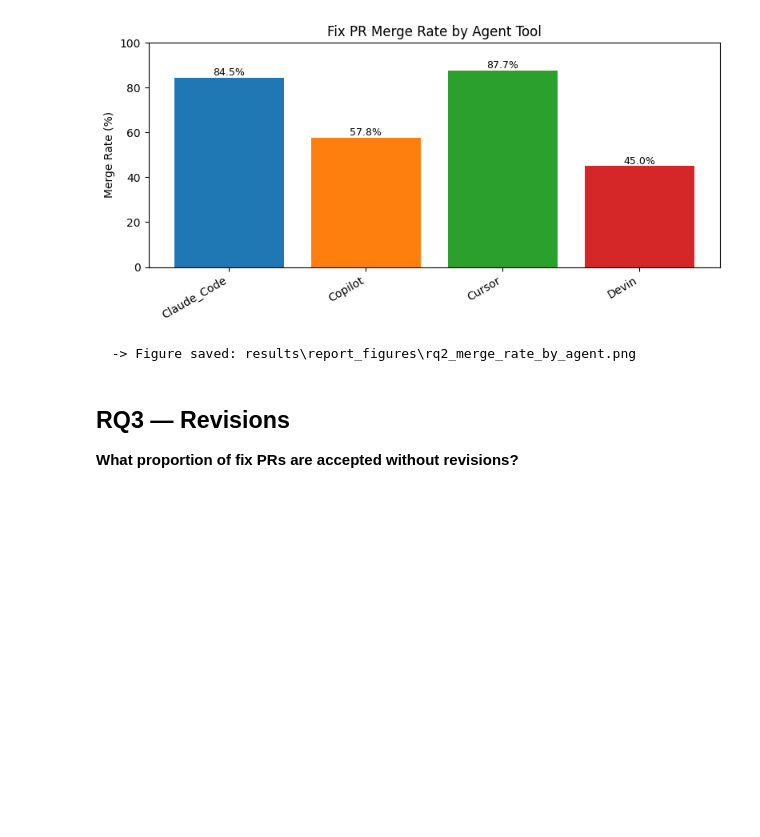
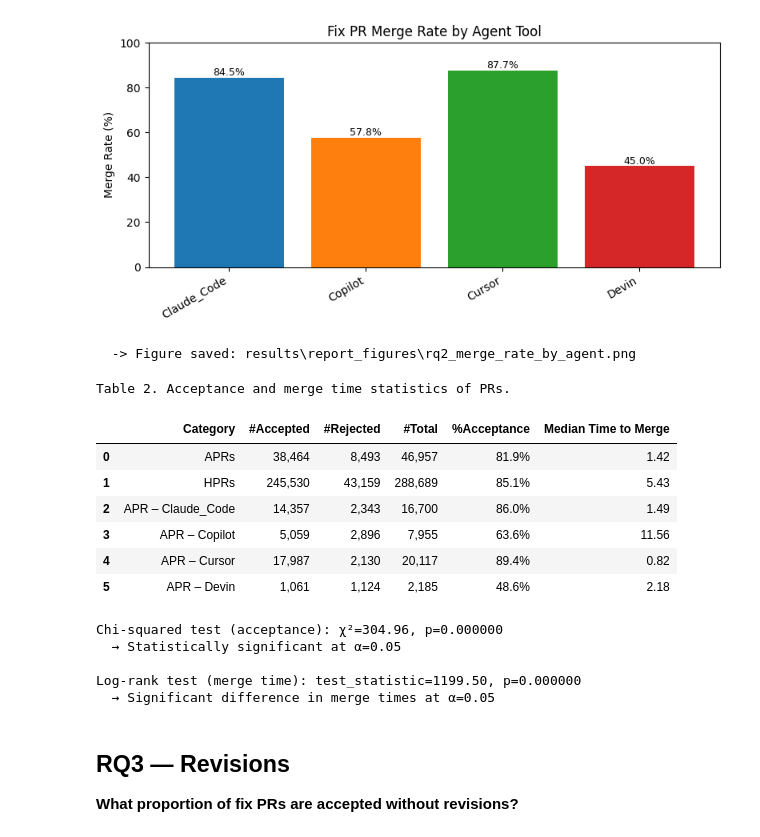
Before and after one commit to mabujadallah/Agentic-PR-A-Large-Scale-Dataset-of-AI-Generated-and-Human-Pull-Requests-on-GitHub, a Jupyter notebook: generate_report.ipynb, the cells around one changed output. Saved outputs shown, nothing was run; the diff lists cells and outputs as text; code cells hidden in the pictures; blank space fills up the shorter version.

```diff
--- a/generate_report.ipynb
+++ b/generate_report.ipynb
@@ -318,6 +413,84 @@ if "agent" in agent_prs.columns:
 # %% [output]
 [figure]
   -> Figure saved: results\report_figures\rq2_merge_rate_by_agent.png
+# %%
+# ── Table 2 (replication): Acceptance and merge time statistics of PRs ──
+# Following Watanabe et al.: merged = accepted, closed-but-unmerged = rejected.
+# Open PRs already excluded at data loading.
+
+from lifelines.statistics import logrank_test
+
+def compute_row(label, df):
+    """Compute stats: merged=accepted, closed-unmerged=rejected."""
+    accepted = int(df["merged_at"].notna().sum())
+    rejected = int(df["merged_at"].isna().sum())
+    total = accepted + rejected
+    pct = accepted / total * 100 if total else 0
+    merged = df[df["merged_at"].notna()].copy()
+    if len(merged):
+        merged["hours"] = (
+            pd.to_datetime(merged["merged_at"], utc=True)
+            - pd.to_datetime(merged["created_at"], utc=True)
+        ).dt.total_seconds() / 3600
+        med_hours = merged["hours"].median()
+    else:
+        med_hours = float("nan")
+    return [label, f"{accepted:,}", f"{rejected:,}", f"{total:,}", f"{pct:.1f}%", f"{med_hours:.2f}"]
+
+rows = [
+    compute_row("APRs", agent_prs),
+    compute_row("HPRs", human_prs),
+]
+
+# Per-agent breakdown
+if "agent" in agent_prs.columns:
+    for agent_name in sorted(agent_prs["agent"].unique()):
+        rows.append(compute_row(f"  APR – {agent_name}", agent_prs[agent_prs["agent"] == agent_name]))
+
+summary_df = pd.DataFrame(rows, columns=["Category", "#Accepted", "#Rejected", "#Total", "%Acceptance", "Median Time to Merge"])
+print("Table 2. Acceptance and merge time statistics of PRs.\n")
+display(summary_df)
+
+# ── Chi-squared test on acceptance rates ──
+apr_acc = int(agent_prs["merged_at"].notna().sum())
+apr_rej = int(agent_prs["merged_at"].isna().sum())
+hpr_acc = int(human_prs["merged_at"].notna().sum())
+hpr_rej = int(human_prs["merged_at"].isna().sum())
+contingency = np.array([[apr_acc, apr_rej], [hpr_acc, hpr_rej]])
+chi2, p_chi, _, _ = sp_stats.chi2_contingency(contingency)
+print(f"\nChi-squared test (acceptance): χ²={chi2:.2f}, p={p_chi:.6f}")
+print(f"  → {'Statistically significant' if p_chi < 0.05 else 'Not significant'} at α=0.05")
+
+# ── Log-rank test on merge times ──
+def hours_to_merge(df):
+    tmp = df.copy()
+    tmp["merged"] = tmp["merged_at"].notna().astype(int)
+    tmp["hours"] = (
+        pd.to_datetime(tmp["closed_at"], utc=True)
+        - pd.to_datetime(tmp["created_at"], utc=True)
+    ).dt.total_seconds() / 3600
+    return tmp["hours"].values, tmp["merged"].values
+
+apr_time, apr_event = hours_to_merge(agent_prs)
+hpr_time, hpr_event = hours_to_merge(human_prs)
+
+lr = logrank_test(apr_time, hpr_time, event_observed_A=apr_event, event_observed_B=hpr_event)
+print(f"\nLog-rank test (merge time): test_statistic={lr.test_statistic:.2f}, p={lr.p_value:.6f}")
+print(f"  → {'Significant difference' if lr.p_value < 0.05 else 'No significant difference'} in merge times at α=0.05")
+# %% [output]
+Table 2. Acceptance and merge time statistics of PRs.
+|  | Category | #Accepted | #Rejected | #Total | %Acceptance | Median Time to Merge |
+| 0 | APRs | 38,464 | 8,493 | 46,957 | 81.9% | 1.42 |
+| 1 | HPRs | 245,530 | 43,159 | 288,689 | 85.1% | 5.43 |
+| 2 | APR – Claude_Code | 14,357 | 2,343 | 16,700 | 86.0% | 1.49 |
+| 3 | APR – Copilot | 5,059 | 2,896 | 7,955 | 63.6% | 11.56 |
+| 4 | APR – Cursor | 17,987 | 2,130 | 20,117 | 89.4% | 0.82 |
+| 5 | APR – Devin | 1,061 | 1,124 | 2,185 | 48.6% | 2.18 |
+Chi-squared test (acceptance): χ²=304.96, p=0.000000
+  → Statistically significant at α=0.05
+
+Log-rank test (merge time): test_statistic=1199.50, p=0.000000
+  → Significant difference in merge times at α=0.05
 # %% [markdown]
 ## RQ3 — Revisions
 
```
Also changed, not shown: parts of 9 cells of this notebook, 12 other files.
